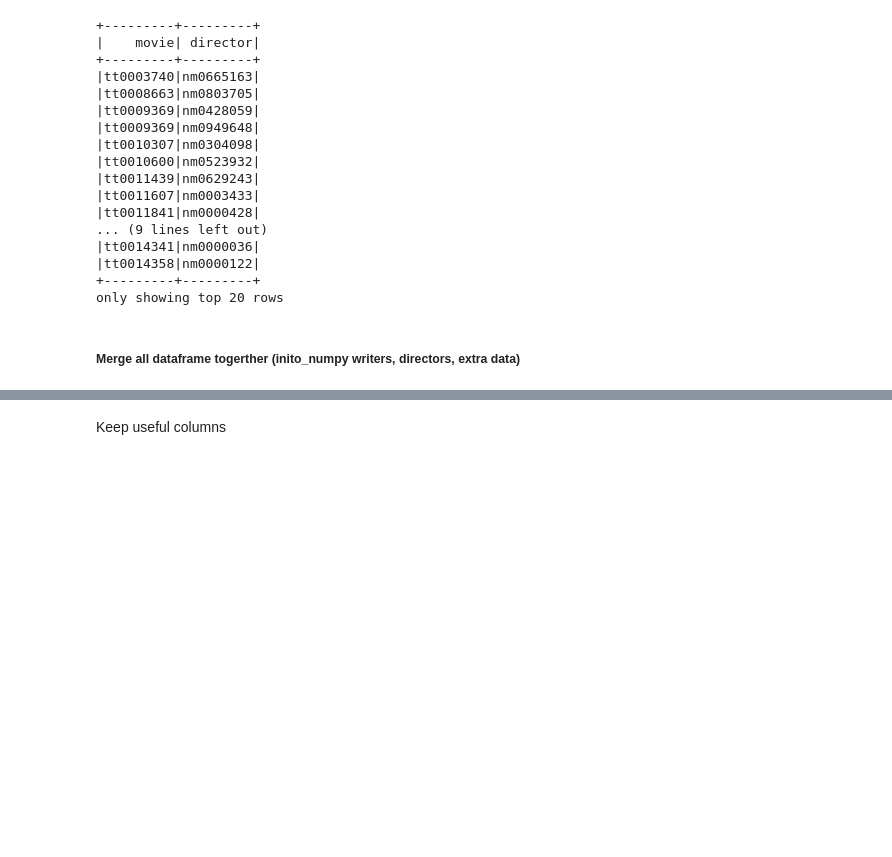
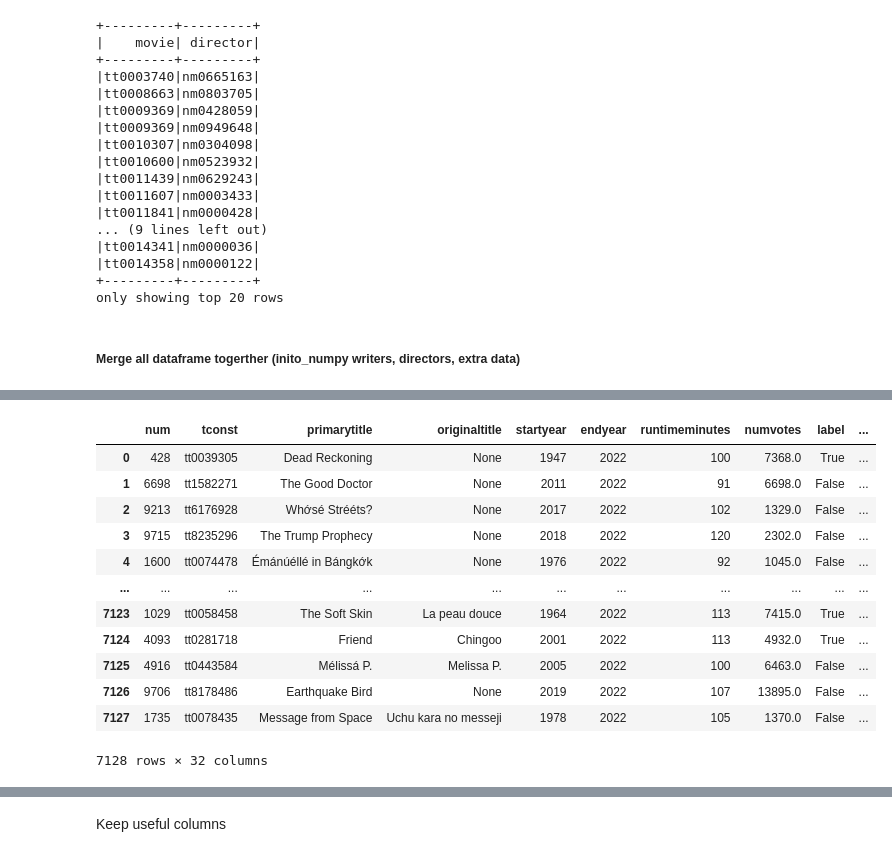
Before and after one commit to paula-sorolla/BigData-IMDb, a Jupyter notebook: Nontas_upload_preprocessing.ipynb, the cells around one changed output, grey strips where cells are left out. Cells and saved outputs as stored; diff of their text form; code cells hidden in the pictures; blank space fills up the shorter version.

```diff
--- a/Nontas_upload_preprocessing.ipynb
+++ b/Nontas_upload_preprocessing.ipynb
@@ -174,5 +198,5 @@ root
 # %% [markdown]
 Check for duplicates - There are none
 # %%
-train_df = train_df.dropDuplicates(['tconst'])
-train_df.show()
+directors_df = directors_df.dropDuplicates(['movie'])
+#train_df.show()
@@ -417,8 +501,0 @@ train_pd.merge(more_pd, left_on = 'tconst', right_on = 'imdb_id', how = 'inner')
-# %%
-# train_extra_w = train_extra.join(writers_df,train_extra.tconst == writers_df.movie, 'inner')
-horiztnlcombined_data = horiztnlcombined_data.withColumn("tconst",monotonically_increasing_id() )
-#customers_df.show()
-writers_df = writers_df.withColumn( "movie", monotonically_increasing_id() )
-#orders_df.show()
-merged = horiztnlcombined_data.join(writers_df, horiztnlcombined_data.tconst == writers_df.movie, 'left')
-#horiztnlcombined_data.show()
@@ -431,0 +502,17 @@ final_df = merged.join(directors_df, merged.tconst == directors_df.movie, 'left'
+# %%
+horiztnlcombined_data.toPandas()
+#It seems to work
+# %% [output]
+|  | num | tconst | primarytitle | originaltitle | startyear | endyear | runtimeminutes | numvotes | label | ... |
+| 0 | 428 | tt0039305 | Dead Reckoning | None | 1947 | 2022 | 100 | 7368.0 | True | ... |
+| 1 | 6698 | tt1582271 | The Good Doctor | None | 2011 | 2022 | 91 | 6698.0 | False | ... |
+| 2 | 9213 | tt6176928 | Whớsé Strééts? | None | 2017 | 2022 | 102 | 1329.0 | False | ... |
+| 3 | 9715 | tt8235296 | The Trump Prophecy | None | 2018 | 2022 | 120 | 2302.0 | False | ... |
+| 4 | 1600 | tt0074478 | Émánúéllé in Bángkớk | None | 1976 | 2022 | 92 | 1045.0 | False | ... |
+| ... | ... | ... | ... | ... | ... | ... | ... | ... | ... | ... |
+| 7123 | 1029 | tt0058458 | The Soft Skin | La peau douce | 1964 | 2022 | 113 | 7415.0 | True | ... |
+| 7124 | 4093 | tt0281718 | Friend | Chingoo | 2001 | 2022 | 113 | 4932.0 | True | ... |
+| 7125 | 4916 | tt0443584 | Mélissá P. | Melissa P. | 2005 | 2022 | 100 | 6463.0 | False | ... |
+| 7126 | 9706 | tt8178486 | Earthquake Bird | None | 2019 | 2022 | 107 | 13895.0 | False | ... |
+| 7127 | 1735 | tt0078435 | Message from Space | Uchu kara no messeji | 1978 | 2022 | 105 | 1370.0 | False | ... |
+7128 rows × 32 columns
```
Also changed, not shown: parts of 67 cells of this notebook.
